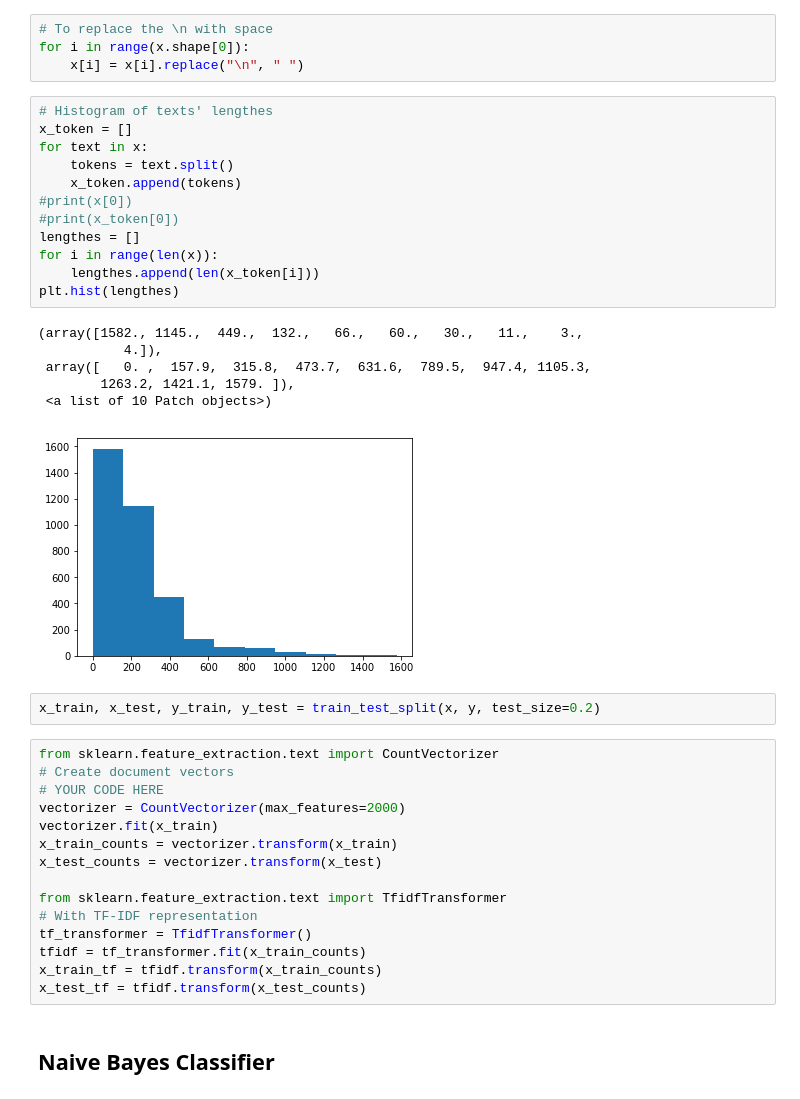
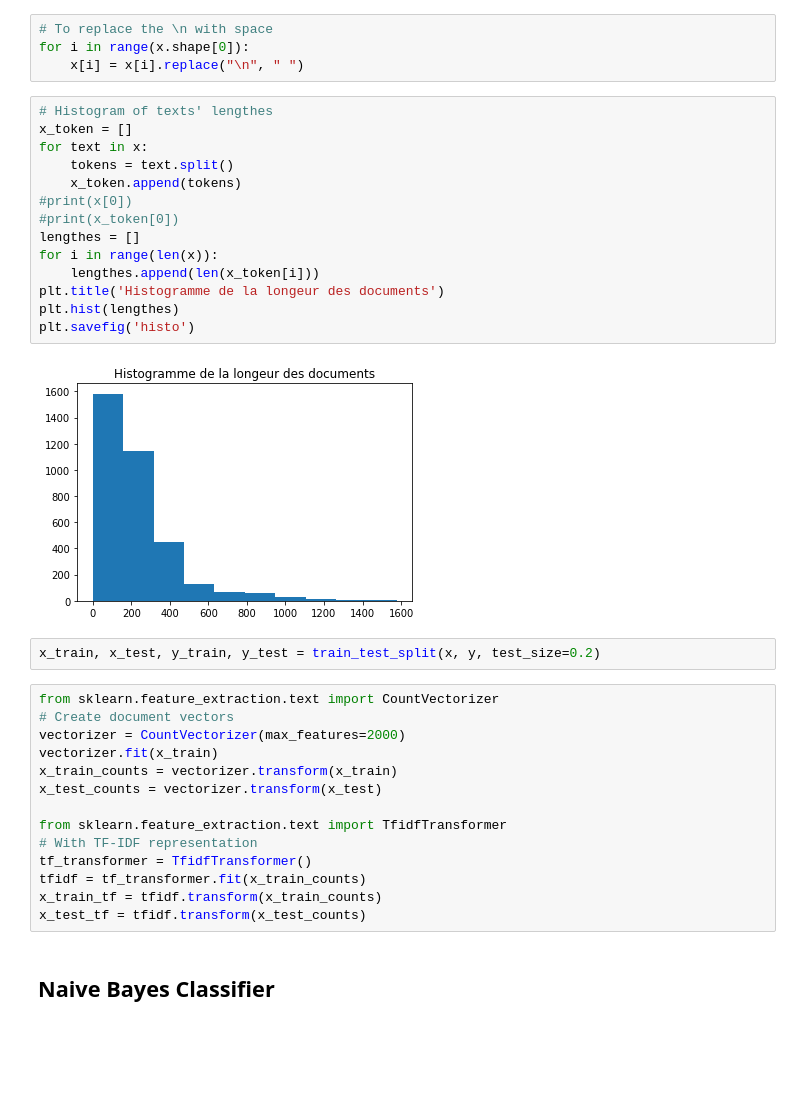
Before and after one commit to Rouen-NLP/final-lab-YibingCUI, a Jupyter notebook: Final TP_text classification.ipynb, the cells around one changed output. Saved outputs shown, nothing was run; the diff lists cells and outputs as text; blank space fills up the shorter version.

```diff
--- a/Final TP_text classification.ipynb
+++ b/Final TP_text classification.ipynb
@@ -35,28 +35,24 @@ for i in range(x.shape[0]):
 # %%
 # Histogram of texts' lengthes
 x_token = []
 for text in x:
     tokens = text.split()
     x_token.append(tokens)
 #print(x[0])
 #print(x_token[0])
 lengthes = []
 for i in range(len(x)):
     lengthes.append(len(x_token[i]))
+plt.title('Histogramme de la longeur des documents')
 plt.hist(lengthes)
+plt.savefig('histo')
 # %% [output]
-(array([1582., 1145.,  449.,  132.,   66.,   60.,   30.,   11.,    3.,
-           4.]),
- array([   0. ,  157.9,  315.8,  473.7,  631.6,  789.5,  947.4, 1105.3,
-        1263.2, 1421.1, 1579. ]),
- <a list of 10 Patch objects>)
-[figure, old version]
+[figure, new version]
 # %%
 x_train, x_test, y_train, y_test = train_test_split(x, y, test_size=0.2)
 # %%
 from sklearn.feature_extraction.text import CountVectorizer
 # Create document vectors
-# YOUR CODE HERE
 vectorizer = CountVectorizer(max_features=2000)
 vectorizer.fit(x_train)
 x_train_counts = vectorizer.transform(x_train)
```
Also changed, not shown: parts of 9 cells of this notebook, 4 other files.
